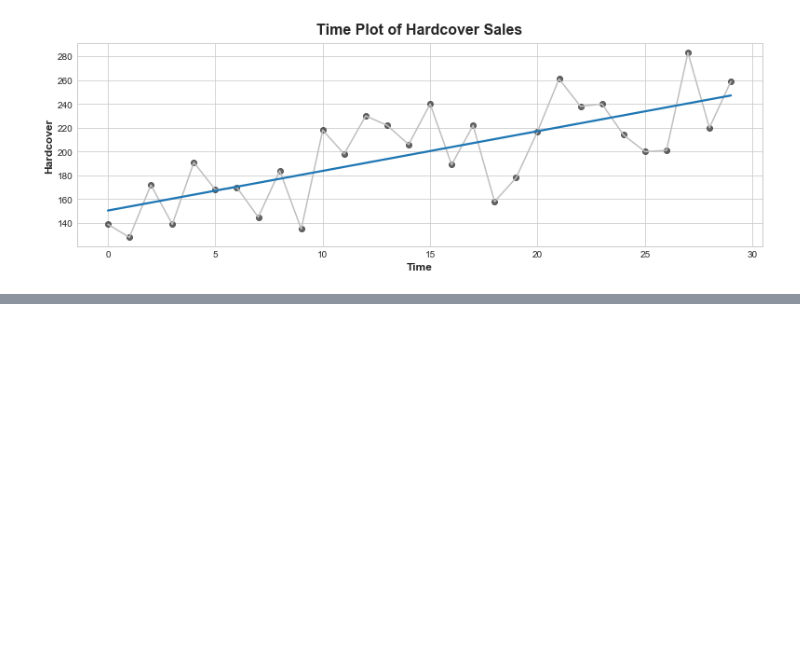
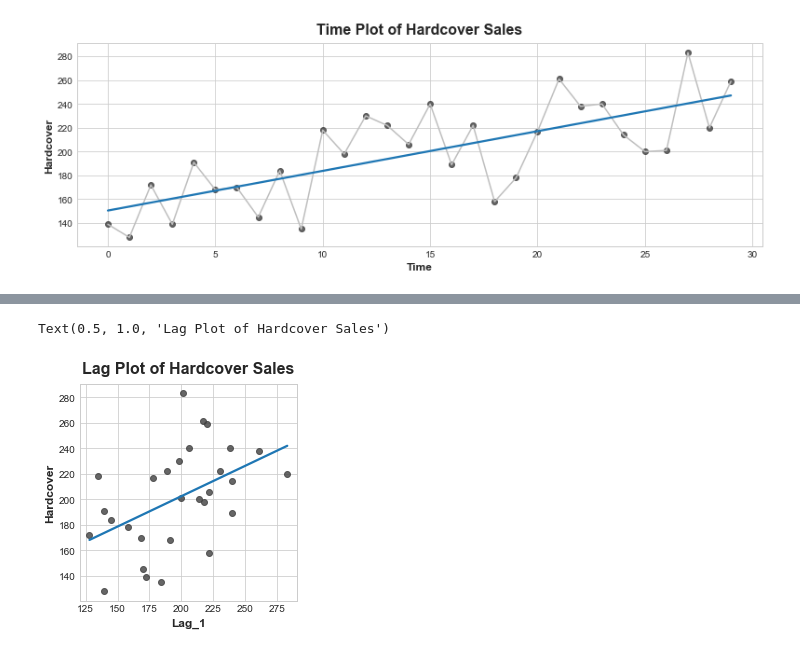
Before and after one commit to George-Nyamao/Book_sales_prediction_with_linear_regression, a Jupyter notebook: Book_sales_prediction.ipynb, the cells around one changed output, grey strips where cells are left out. Cells and saved outputs as stored; diff of their text form; code cells hidden in the pictures; blank space fills up the shorter version.

Commit message:
modifyBook_sales_prediction

```diff
--- a/Book_sales_prediction.ipynb
+++ b/Book_sales_prediction.ipynb
@@ -43,0 +46,5 @@ Text(0.5, 1.0, 'Time Plot of Hardcover Sales')
+# %%
+data['Lag_1'] = data['Hardcover'].shift(1)
+data = data.reindex(columns=['Hardcover', 'Lag_1'])
+
+data.head()
@@ -43,0 +59,8 @@ Text(0.5, 1.0, 'Time Plot of Hardcover Sales')
+# %%
+fig, ax = plt.subplots()
+ax = sns.regplot(x='Lag_1', y='Hardcover', data=data, ci=None, scatter_kws=dict(color='0.25'))
+ax.set_aspect('equal')
+ax.set_title('Lag Plot of Hardcover Sales')
+# %% [output]
+Text(0.5, 1.0, 'Lag Plot of Hardcover Sales')
+[figure, added]
```
Also changed, not shown: parts of 2 cells of this notebook.
